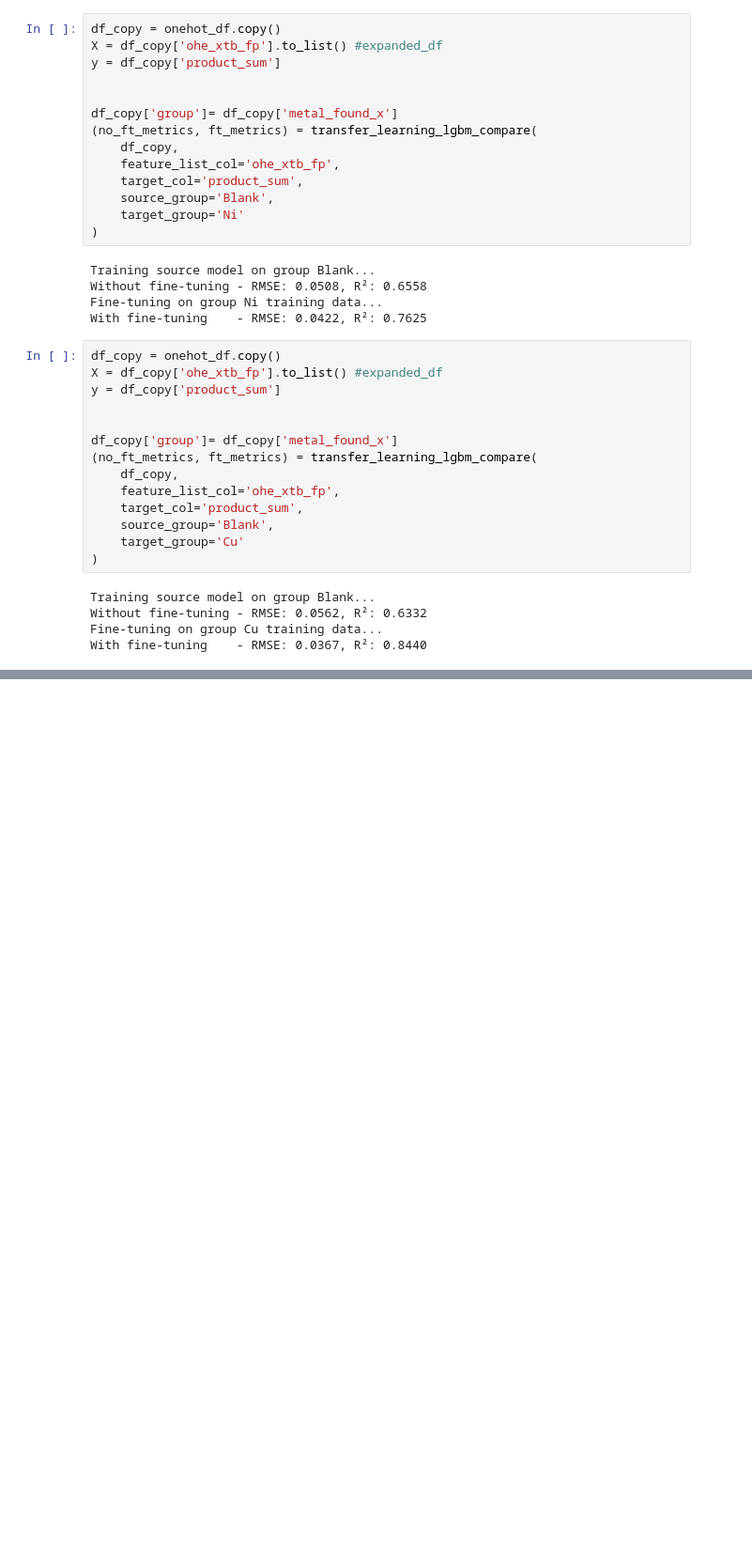
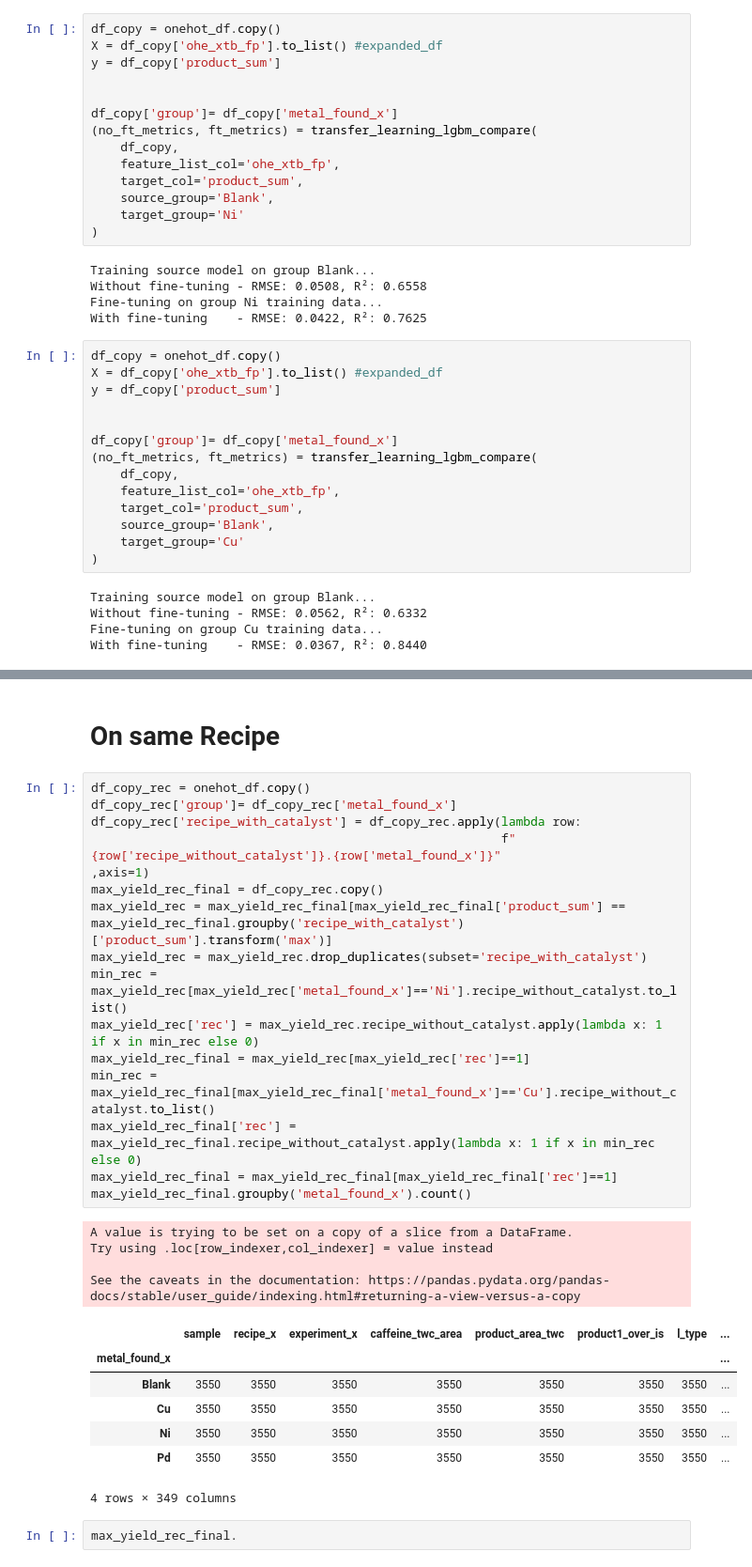
Before and after one commit to cernak-lab/cernakHTE, a Jupyter notebook: Figures_code/ML_base_models_OHE_and_fp_xtb.ipynb, the cells around one changed output, grey strips where cells are left out. Shown at 94% size. Cells and saved outputs as stored; diff of their text form; blank space fills up the shorter version.

```diff
--- a/Figures_code/ML_base_models_OHE_and_fp_xtb.ipynb
+++ b/Figures_code/ML_base_models_OHE_and_fp_xtb.ipynb
@@ -1588,0 +1901,31 @@ With fine-tuning    - RMSE: 0.0367, R²: 0.8440
+# %% [markdown]
+# On same Recipe
+# %%
+df_copy_rec = onehot_df.copy()
+df_copy_rec['group']= df_copy_rec['metal_found_x']
+df_copy_rec['recipe_with_catalyst'] = df_copy_rec.apply(lambda row:
+                                                        f"{row['recipe_without_catalyst']}.{row['metal_found_x']}"                                                                                              ,axis=1)
+max_yield_rec_final = df_copy_rec.copy()
+max_yield_rec = max_yield_rec_final[max_yield_rec_final['product_sum'] == max_yield_rec_final.groupby('recipe_with_catalyst')['product_sum'].transform('max')]
+max_yield_rec = max_yield_rec.drop_duplicates(subset='recipe_with_catalyst')
+min_rec = max_yield_rec[max_yield_rec['metal_found_x']=='Ni'].recipe_without_catalyst.to_list()
+max_yield_rec['rec'] = max_yield_rec.recipe_without_catalyst.apply(lambda x: 1 if x in min_rec else 0)
+max_yield_rec_final = max_yield_rec[max_yield_rec['rec']==1]
+min_rec = max_yield_rec_final[max_yield_rec_final['metal_found_x']=='Cu'].recipe_without_catalyst.to_list()
+max_yield_rec_final['rec'] = max_yield_rec_final.recipe_without_catalyst.apply(lambda x: 1 if x in min_rec else 0)
+max_yield_rec_final = max_yield_rec_final[max_yield_rec_final['rec']==1]
+max_yield_rec_final.groupby('metal_found_x').count()
+# %% [output]
+A value is trying to be set on a copy of a slice from a DataFrame.
+Try using .loc[row_indexer,col_indexer] = value instead
+
+See the caveats in the documentation: https://pandas.pydata.org/pandas-docs/stable/user_guide/indexing.html#returning-a-view-versus-a-copy
+|  | sample | recipe_x | experiment_x | caffeine_twc_area | product_area_twc | product1_over_is | l_type | ... |
+| metal_found_x |  |  |  |  |  |  |  | ... |
+| Blank | 3550 | 3550 | 3550 | 3550 | 3550 | 3550 | 3550 | ... |
+| Cu | 3550 | 3550 | 3550 | 3550 | 3550 | 3550 | 3550 | ... |
+| Ni | 3550 | 3550 | 3550 | 3550 | 3550 | 3550 | 3550 | ... |
+| Pd | 3550 | 3550 | 3550 | 3550 | 3550 | 3550 | 3550 | ... |
+4 rows × 349 columns
+# %%
+max_yield_rec_final.
```
Also changed, not shown: parts of 15 cells of this notebook, 2 other files.
